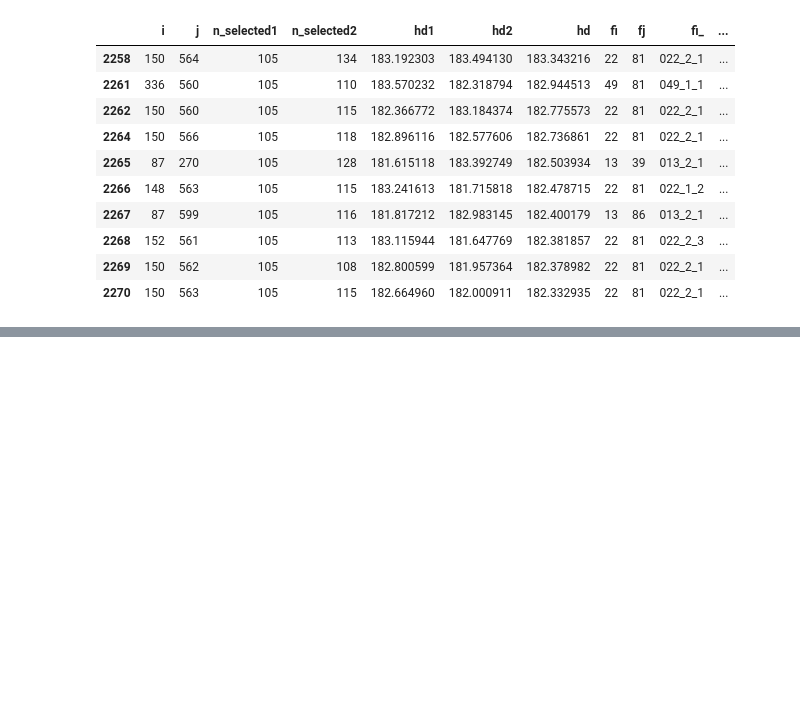
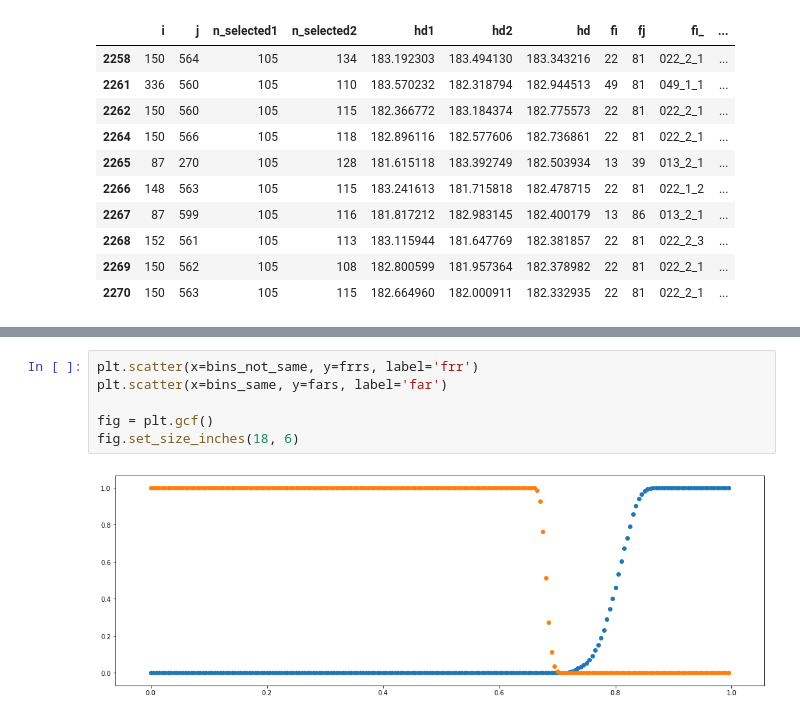
Before and after one commit to KaiWangCanada/IrisRecognition_MESH_Open, a Jupyter notebook: IrisRecognition.ipynb, the cells around one changed output, grey strips where cells are left out. Saved outputs shown, nothing was run; the diff lists cells and outputs as text; blank space fills up the shorter version.

```diff
--- a/IrisRecognition.ipynb
+++ b/IrisRecognition.ipynb
@@ -436,0 +425,8 @@ fig.show()
+# %%
+plt.scatter(x=bins_not_same, y=frrs, label='frr')
+plt.scatter(x=bins_same, y=fars, label='far')
+
+fig = plt.gcf()
+fig.set_size_inches(18, 6)
+# %% [output]
+[figure, added]
```
Also changed, not shown: parts of 4 cells of this notebook.
